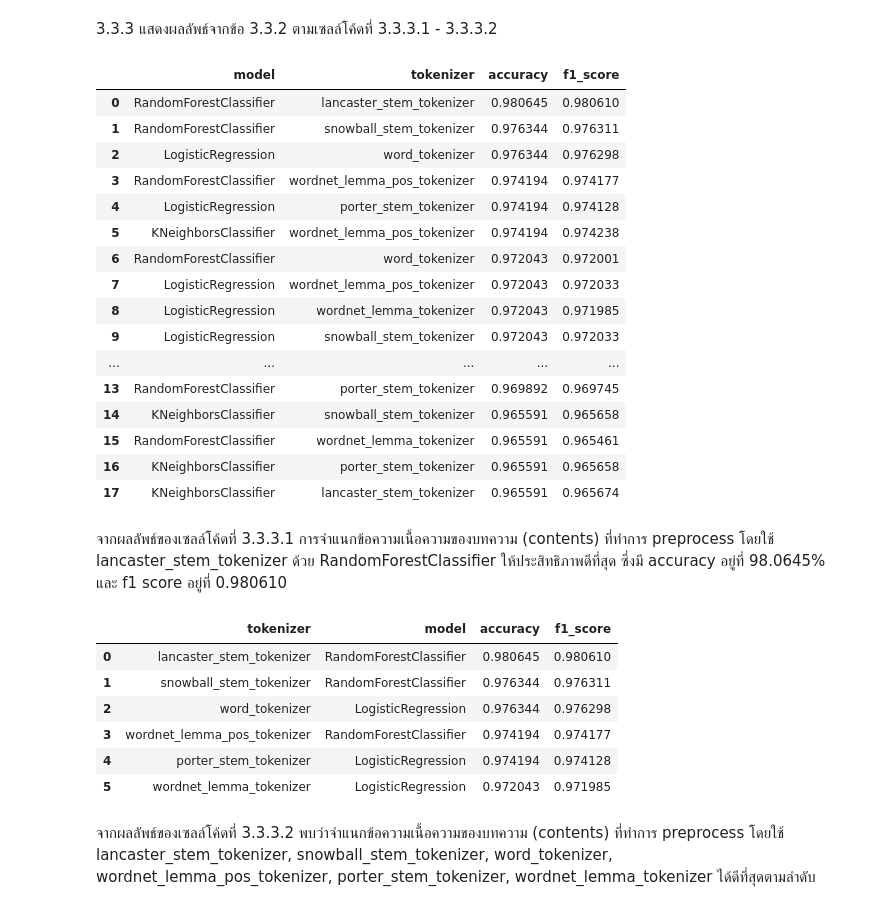
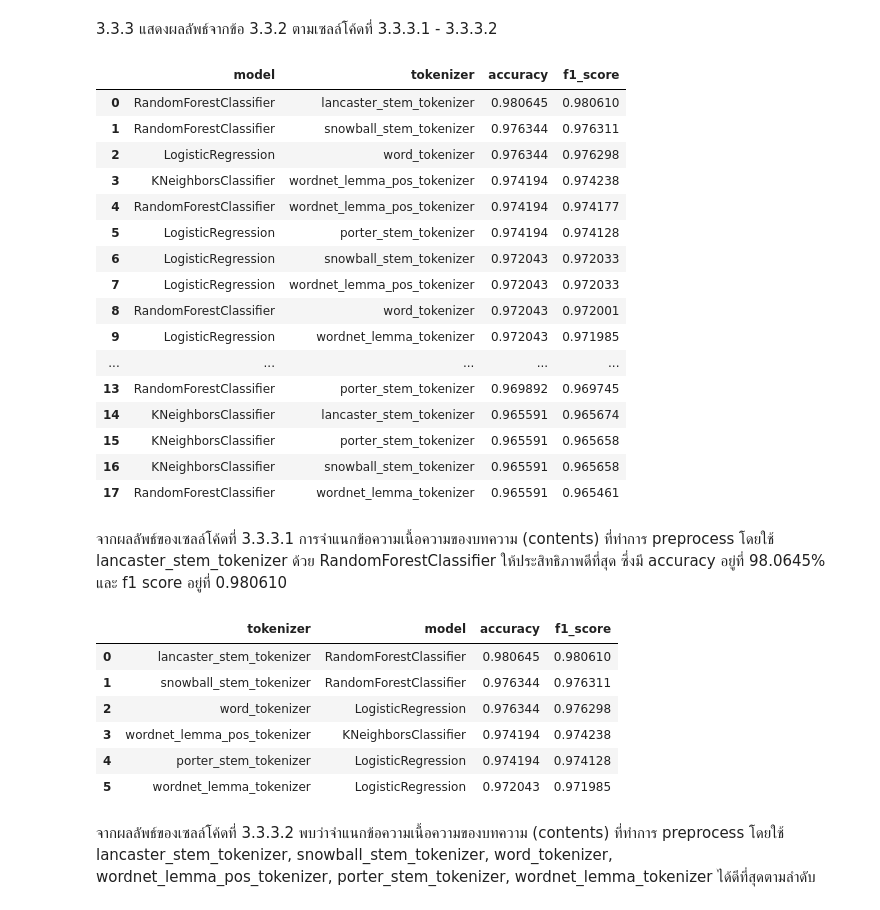
Before and after one commit to tjthanapat/ds4biz-assignment-2, a Jupyter notebook: Task 1 - News Classification/task1.ipynb, the cells around one changed output. Saved outputs shown, nothing was run; the diff lists cells and outputs as text; code cells hidden in the pictures.

```diff
--- a/Task 1 - News Classification/task1.ipynb
+++ b/Task 1 - News Classification/task1.ipynb
@@ -1042,35 +1042,35 @@ Best tuning: acc 0.9714, params {'min_samples_split': 5, 'n_estimators': 75, 'ra
 # %%
 ### Code Cell 3.3.3.1 ###
 
 result_df = pd.DataFrame(results1)
 
 result_df[['model','tokenizer','accuracy','f1_score']] \
-    .sort_values(by=['accuracy'], ascending=False).reset_index(drop=True)
+    .sort_values(by=['accuracy', 'f1_score'], ascending=False).reset_index(drop=True)
 # %% [output]
 |  | model | tokenizer | accuracy | f1_score |
 | 0 | RandomForestClassifier | lancaster_stem_tokenizer | 0.980645 | 0.980610 |
 | 1 | RandomForestClassifier | snowball_stem_tokenizer | 0.976344 | 0.976311 |
 | 2 | LogisticRegression | word_tokenizer | 0.976344 | 0.976298 |
-| 3 | RandomForestClassifier | wordnet_lemma_pos_tokenizer | 0.974194 | 0.974177 |
-| 4 | LogisticRegression | porter_stem_tokenizer | 0.974194 | 0.974128 |
-| 5 | KNeighborsClassifier | wordnet_lemma_pos_tokenizer | 0.974194 | 0.974238 |
-| 6 | RandomForestClassifier | word_tokenizer | 0.972043 | 0.972001 |
+| 3 | KNeighborsClassifier | wordnet_lemma_pos_tokenizer | 0.974194 | 0.974238 |
+| 4 | RandomForestClassifier | wordnet_lemma_pos_tokenizer | 0.974194 | 0.974177 |
+| 5 | LogisticRegression | porter_stem_tokenizer | 0.974194 | 0.974128 |
+| 6 | LogisticRegression | snowball_stem_tokenizer | 0.972043 | 0.972033 |
 | 7 | LogisticRegression | wordnet_lemma_pos_tokenizer | 0.972043 | 0.972033 |
-| 8 | LogisticRegression | wordnet_lemma_tokenizer | 0.972043 | 0.971985 |
-| 9 | LogisticRegression | snowball_stem_tokenizer | 0.972043 | 0.972033 |
+| 8 | RandomForestClassifier | word_tokenizer | 0.972043 | 0.972001 |
+| 9 | LogisticRegression | wordnet_lemma_tokenizer | 0.972043 | 0.971985 |
 | ... | ... | ... | ... | ... |
 | 13 | RandomForestClassifier | porter_stem_tokenizer | 0.969892 | 0.969745 |
-| 14 | KNeighborsClassifier | snowball_stem_tokenizer | 0.965591 | 0.965658 |
-| 15 | RandomForestClassifier | wordnet_lemma_tokenizer | 0.965591 | 0.965461 |
-| 16 | KNeighborsClassifier | porter_stem_tokenizer | 0.965591 | 0.965658 |
-| 17 | KNeighborsClassifier | lancaster_stem_tokenizer | 0.965591 | 0.965674 |
+| 14 | KNeighborsClassifier | lancaster_stem_tokenizer | 0.965591 | 0.965674 |
+| 15 | KNeighborsClassifier | porter_stem_tokenizer | 0.965591 | 0.965658 |
+| 16 | KNeighborsClassifier | snowball_stem_tokenizer | 0.965591 | 0.965658 |
+| 17 | RandomForestClassifier | wordnet_lemma_tokenizer | 0.965591 | 0.965461 |
 # %% [markdown]
 จากผลลัพธ์ของเซลล์โค้ดที่ 3.3.3.1 การจำแนกข้อความเนื้อความของบทความ (contents) ที่ทำการ preprocess โดยใช้ lancaster_stem_tokenizer ด้วย RandomForestClassifier ให้ประสิทธิภาพดีที่สุด ซึ่งมี accuracy อยู่ที่ 98.0645% และ f1 score อยู่ที่ 0.980610
 # %%
 ### Code Cell 3.3.3.2 ###
 
 result_df[['tokenizer','model','accuracy','f1_score']] \
-    .sort_values(by=['accuracy'], ascending=False) \
+    .sort_values(by=['accuracy', 'f1_score'], ascending=False) \
     .groupby('tokenizer') \
     .head(1).reset_index(drop=True)
 # %% [output]
@@ -1078,7 +1078,7 @@ result_df[['tokenizer','model','accuracy','f1_score']] \
 | 0 | lancaster_stem_tokenizer | RandomForestClassifier | 0.980645 | 0.980610 |
 | 1 | snowball_stem_tokenizer | RandomForestClassifier | 0.976344 | 0.976311 |
 | 2 | word_tokenizer | LogisticRegression | 0.976344 | 0.976298 |
-| 3 | wordnet_lemma_pos_tokenizer | RandomForestClassifier | 0.974194 | 0.974177 |
+| 3 | wordnet_lemma_pos_tokenizer | KNeighborsClassifier | 0.974194 | 0.974238 |
 | 4 | porter_stem_tokenizer | LogisticRegression | 0.974194 | 0.974128 |
 | 5 | wordnet_lemma_tokenizer | LogisticRegression | 0.972043 | 0.971985 |
 # %% [markdown]
```
Also changed, not shown: parts of 14 cells of this notebook.
